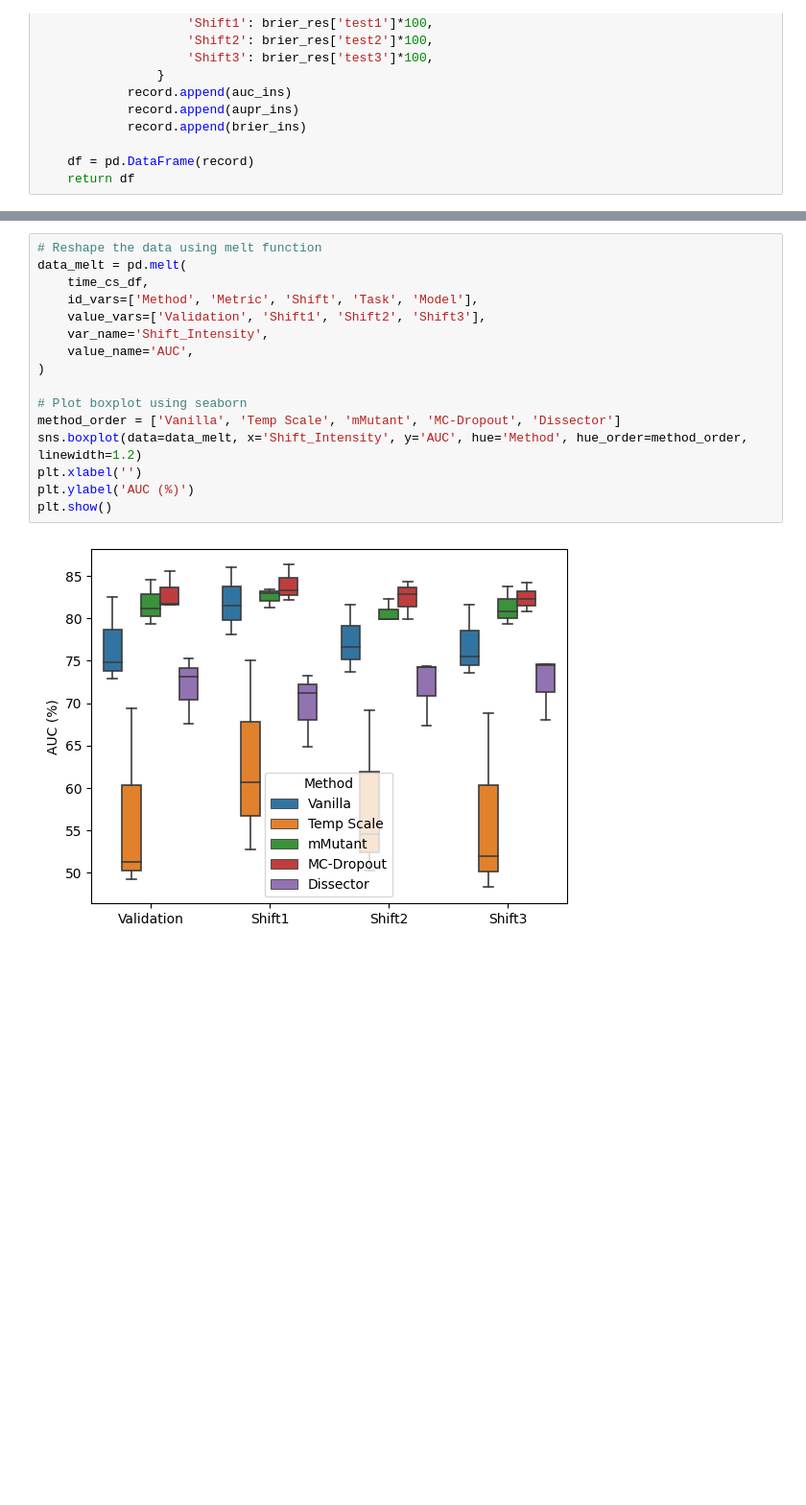
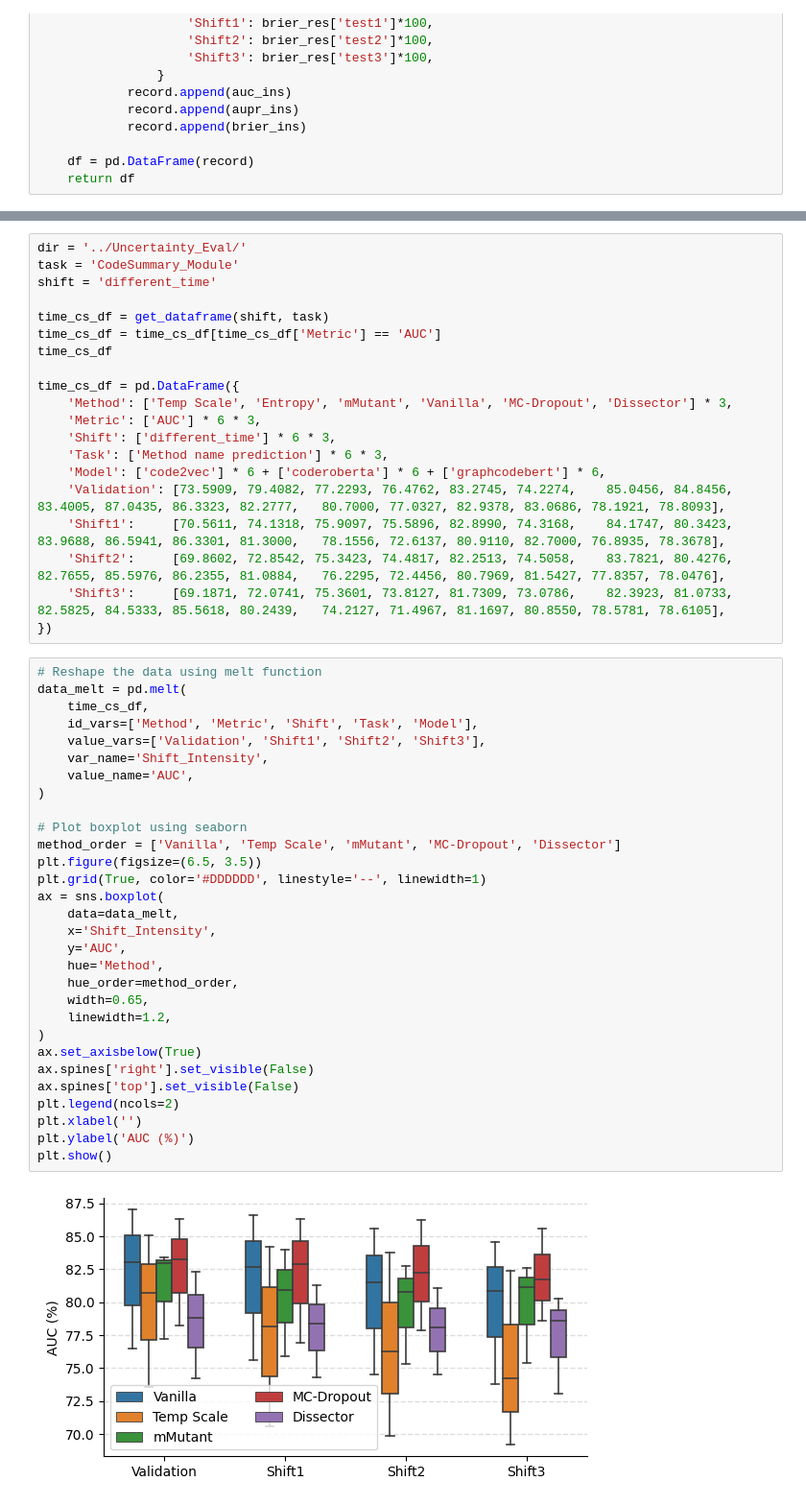
Before and after one commit to yul091/UncertaintyPL, a Jupyter notebook: notebooks/uncertainty_eval.ipynb, the cells around one changed output, grey strips where cells are left out. Shown at 96% size. Drawn from its saved outputs; the diff is of its cells as text; blank space fills up the shorter version.

```diff
--- a/notebooks/uncertainty_eval.ipynb
+++ b/notebooks/uncertainty_eval.ipynb
@@ -163,18 +124,52 @@ time_cs_df
+# %%
+dir = '../Uncertainty_Eval/'
+task = 'CodeSummary_Module'
+shift = 'different_time'
+
+time_cs_df = get_dataframe(shift, task)
+time_cs_df = time_cs_df[time_cs_df['Metric'] == 'AUC']
+time_cs_df
+
+time_cs_df = pd.DataFrame({
+    'Method': ['Temp Scale', 'Entropy', 'mMutant', 'Vanilla', 'MC-Dropout', 'Dissector'] * 3,
+    'Metric': ['AUC'] * 6 * 3,
+    'Shift': ['different_time'] * 6 * 3,
+    'Task': ['Method name prediction'] * 6 * 3,
+    'Model': ['code2vec'] * 6 + ['coderoberta'] * 6 + ['graphcodebert'] * 6,
+    'Validation': [73.5909, 79.4082, 77.2293, 76.4762, 83.2745, 74.2274,    85.0456, 84.8456, 83.4005, 87.0435, 86.3323, 82.2777,   80.7000, 77.0327, 82.9378, 83.0686, 78.1921, 78.8093],
+    'Shift1':     [70.5611, 74.1318, 75.9097, 75.5896, 82.8990, 74.3168,    84.1747, 80.3423, 83.9688, 86.5941, 86.3301, 81.3000,   78.1556, 72.6137, 80.9110, 82.7000, 76.8935, 78.3678],
+    'Shift2':     [69.8602, 72.8542, 75.3423, 74.4817, 82.2513, 74.5058,    83.7821, 80.4276, 82.7655, 85.5976, 86.2355, 81.0884,   76.2295, 72.4456, 80.7969, 81.5427, 77.8357, 78.0476],
+    'Shift3':     [69.1871, 72.0741, 75.3601, 73.8127, 81.7309, 73.0786,    82.3923, 81.0733, 82.5825, 84.5333, 85.5618, 80.2439,   74.2127, 71.4967, 81.1697, 80.8550, 78.5781, 78.6105],
+})
 # %%
 # Reshape the data using melt function
 data_melt = pd.melt(
     time_cs_df,
     id_vars=['Method', 'Metric', 'Shift', 'Task', 'Model'],
     value_vars=['Validation', 'Shift1', 'Shift2', 'Shift3'],
     var_name='Shift_Intensity',
     value_name='AUC',
 )
 
 # Plot boxplot using seaborn
 method_order = ['Vanilla', 'Temp Scale', 'mMutant', 'MC-Dropout', 'Dissector']
-sns.boxplot(data=data_melt, x='Shift_Intensity', y='AUC', hue='Method', hue_order=method_order, linewidth=1.2)
+plt.figure(figsize=(6.5, 3.5))
+plt.grid(True, color='#DDDDDD', linestyle='--', linewidth=1)
+ax = sns.boxplot(
+    data=data_melt,
+    x='Shift_Intensity',
+    y='AUC',
+    hue='Method',
+    hue_order=method_order,
+    width=0.65,
+    linewidth=1.2,
+)
+ax.set_axisbelow(True)
+ax.spines['right'].set_visible(False)
+ax.spines['top'].set_visible(False)
+plt.legend(ncols=2)
 plt.xlabel('')
 plt.ylabel('AUC (%)')
 plt.show()
 # %% [output]
-[figure, old version]
+[figure, new version]
```
Also changed, not shown: parts of 1 cell of this notebook.
